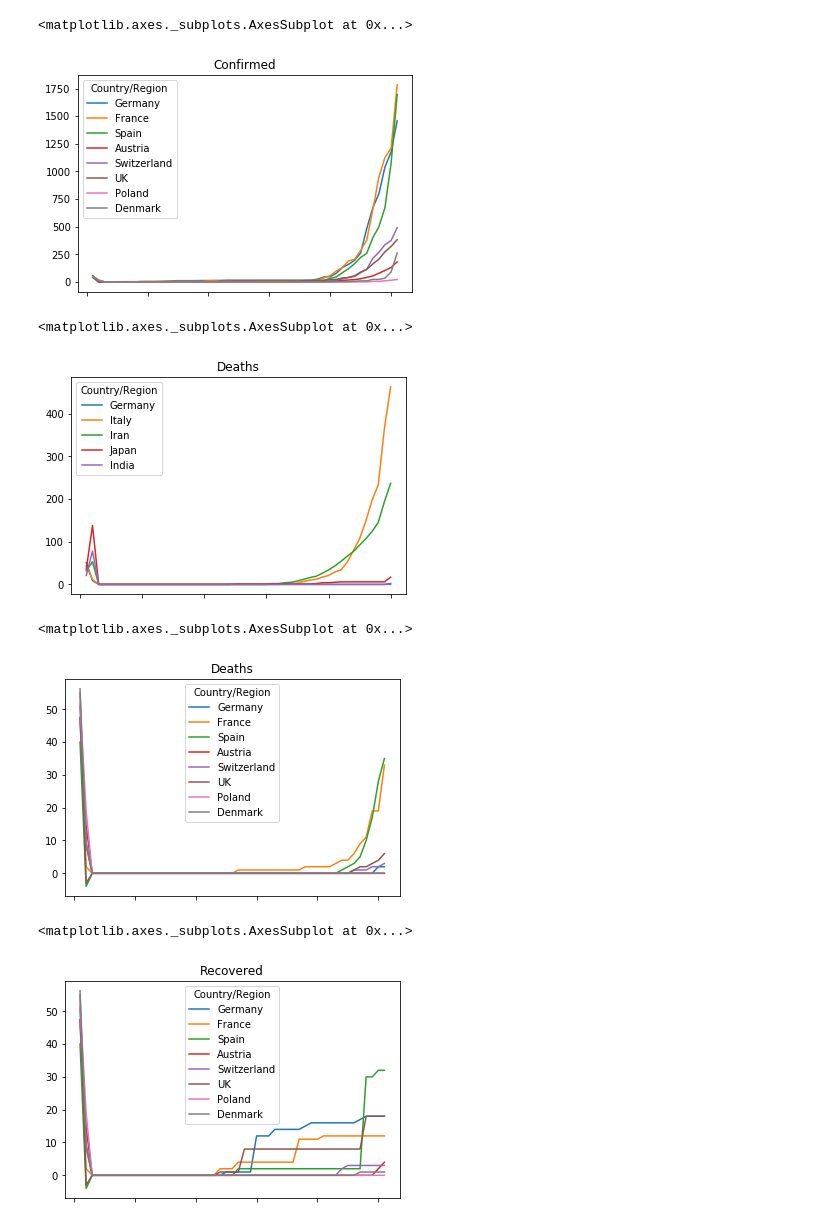
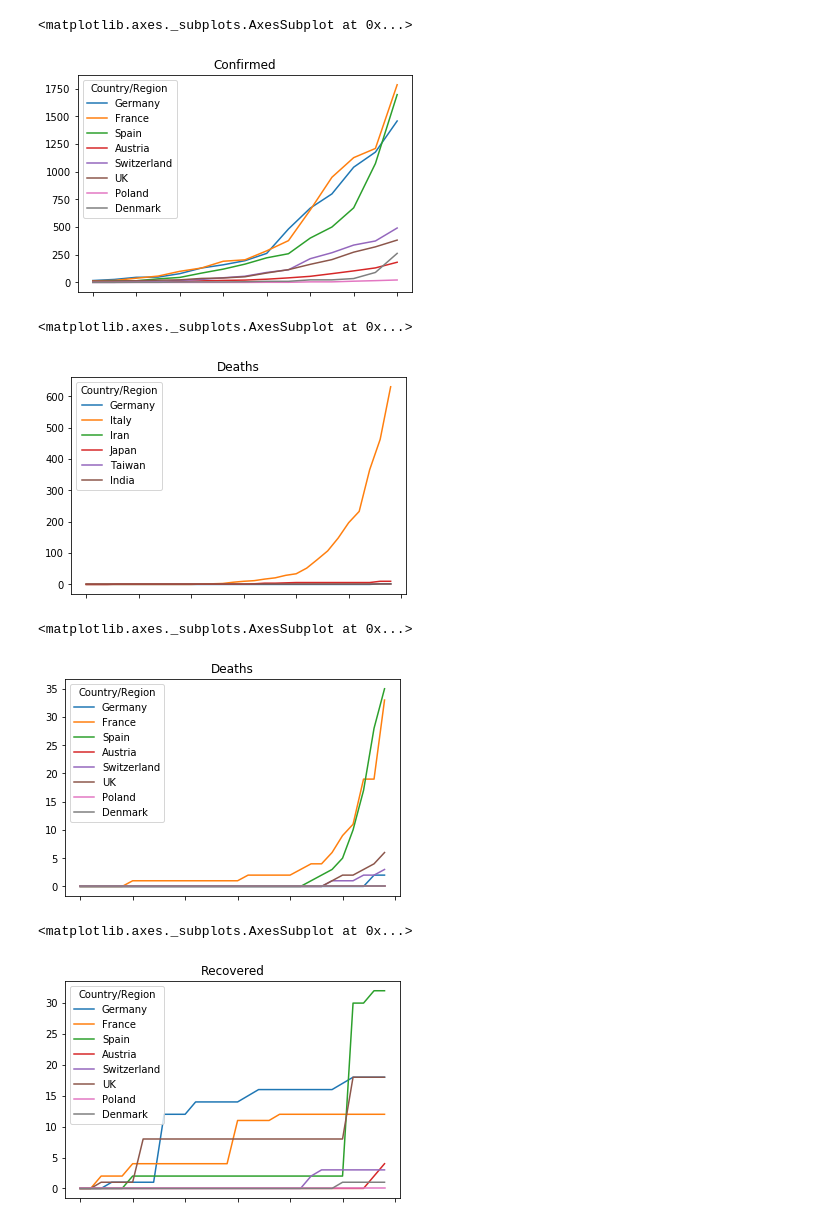
Before and after one commit to HermannBerg/MyCoronAnalysis, a Jupyter notebook: coronanalysis.ipynb, the cells around one changed output. Saved outputs shown, nothing was run; the diff lists cells and outputs as text; code cells hidden in the pictures.

```diff
--- a/coronanalysis.ipynb
+++ b/coronanalysis.ipynb
@@ -19,38 +17,38 @@ SelectionT.plot.line(title='Confirmed')
 # %%
 Selection2 = covid_frame.loc[['Germany','France','Spain','Austria','Switzerland','UK','Poland','Denmark']]
 
-SelectionT2 = Selection2.transpose()
+SelectionT2 = Selection2.transpose().tail(15)
 SelectionT2.plot.line(title='Confirmed')
 # %% [output]
 <matplotlib.axes._subplots.AxesSubplot at 0x...>
-[figure, old version]
+[figure, new version]
 # %%
 covid_frame_deaths = pd.DataFrame(deaths)
 
 SelectionDeaths = covid_frame_deaths.loc[['Germany','Italy','Iran','Japan','Taiwan','India']]
 
-SelectionDeathsT = SelectionDeaths.transpose()
+SelectionDeathsT = SelectionDeaths.transpose().tail(30)
 SelectionDeathsT.plot.line(title='Deaths')
 # %% [output]
 <matplotlib.axes._subplots.AxesSubplot at 0x...>
-[figure, old version]
+[figure, new version]
 # %%
 covid_frame_deaths = pd.DataFrame(deaths)
 
 SelectionDeaths = covid_frame_deaths.loc[['Germany','France','Spain','Austria','Switzerland','UK','Poland','Denmark']]
 
-SelectionDeathsT = SelectionDeaths.transpose()
+SelectionDeathsT = SelectionDeaths.transpose().tail(30)
 SelectionDeathsT.plot.line(title='Deaths')
 # %% [output]
 <matplotlib.axes._subplots.AxesSubplot at 0x...>
-[figure, old version]
+[figure, new version]
 # %%
 covid_frame_recovered = pd.DataFrame(recovered)
 
 SelectionRecovered = covid_frame_recovered.loc[['Germany','France','Spain','Austria','Switzerland','UK','Poland','Denmark']]
 
-SelectionRecoveredT = SelectionRecovered.transpose()
+SelectionRecoveredT = SelectionRecovered.transpose().tail(30)
 SelectionRecoveredT.plot.line(title='Recovered')
 # %% [output]
 <matplotlib.axes._subplots.AxesSubplot at 0x...>
-[figure, old version]
+[figure, new version]
```
Also changed, not shown: parts of 1 cell of this notebook.
